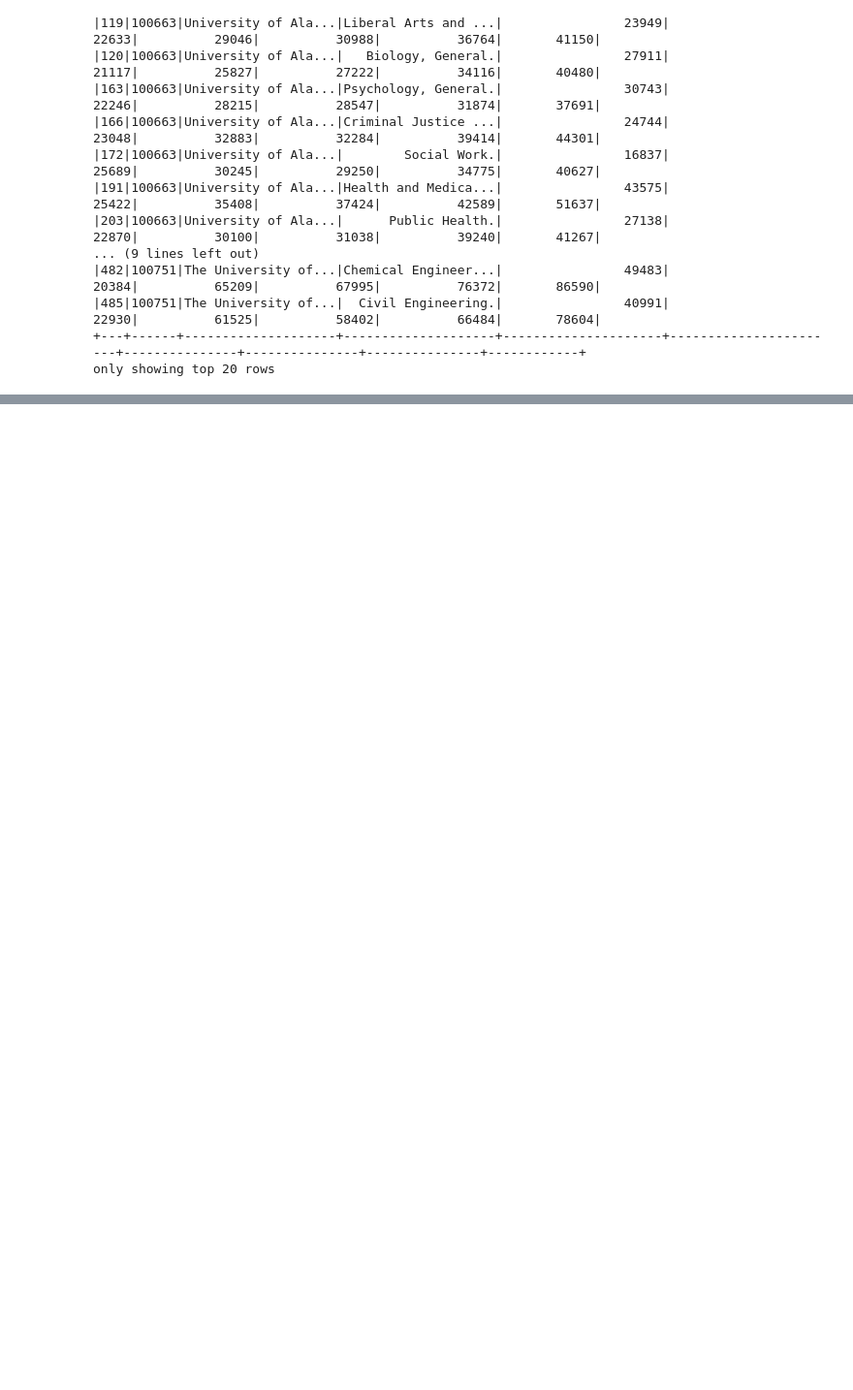
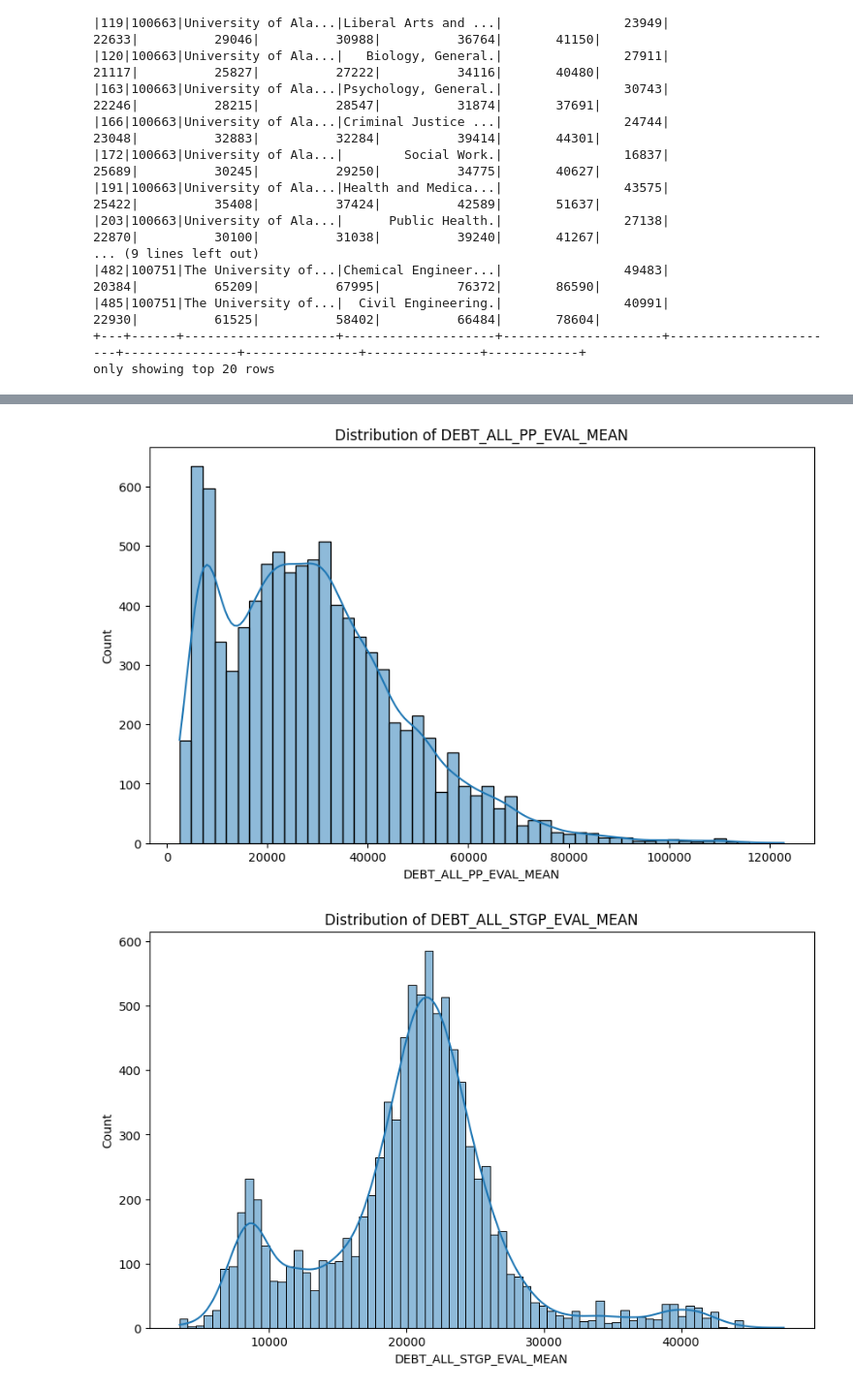
Before and after one commit to jepowers65/project4_group3, a Jupyter notebook: income_modeling/Group3_Proj4_jp_colab.ipynb, the cells around one changed output, grey strips where cells are left out. Shown at 97% size. Saved outputs shown, nothing was run; the diff lists cells and outputs as text; code cells hidden in the pictures; blank space fills up the shorter version.

```diff
--- a/income_modeling/Group3_Proj4_jp_colab.ipynb
+++ b/income_modeling/Group3_Proj4_jp_colab.ipynb
@@ -31,15 +44,3 @@ from pyspark import SparkFiles
 
 # Create a SparkSession
 spark = SparkSession.builder.appName("SparkSQL").getOrCreate()
-# %%
-import requests
-
-url = "https://drive.google.com/uc?id=1QX_NN-VWswQilt_v_WTTbMJHJZgzgUM3&export=download"
-response = requests.get(url)
-with open("/tmp/temp_file.csv", "wb") as f:
-    f.write(response.content)
-
-data_df = spark.read.csv("/tmp/temp_file.csv", header=True, inferSchema=True)
-
-# Show Dataframe
-data_df.show()
@@ -166,0 +107,15 @@ spark.sql("select count(distinct(INSTNM)) from colleges").show()
+# %%
+#Visualize the distribution of relevant data
+
+selected_cols = ["DEBT_ALL_PP_EVAL_MEAN", "DEBT_ALL_STGP_EVAL_MEAN", "EARN_MDN_HI_1YR", "EARN_MDN_HI_2YR", "EARN_NE_MDN_3YR", "EARN_MDN_4YR"]
+
+field_df_pd = field_df.toPandas()
+
+for col in selected_cols:
+    plt.figure(figsize=(10,6))
+    sns.histplot(field_df_pd[col], kde=True)
+    plt.title(f'Distribution of {col}')
+    plt.show()
+# %% [output]
+[figure, added]
+[figure, added]
```
Also changed, not shown: parts of 37 cells of this notebook.
